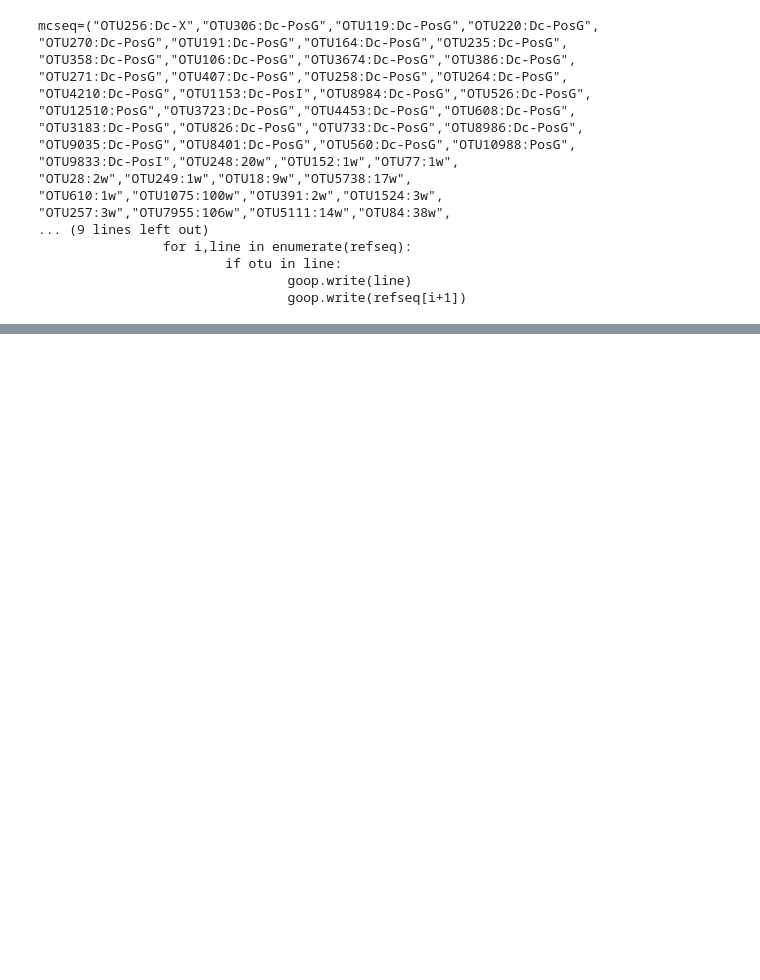
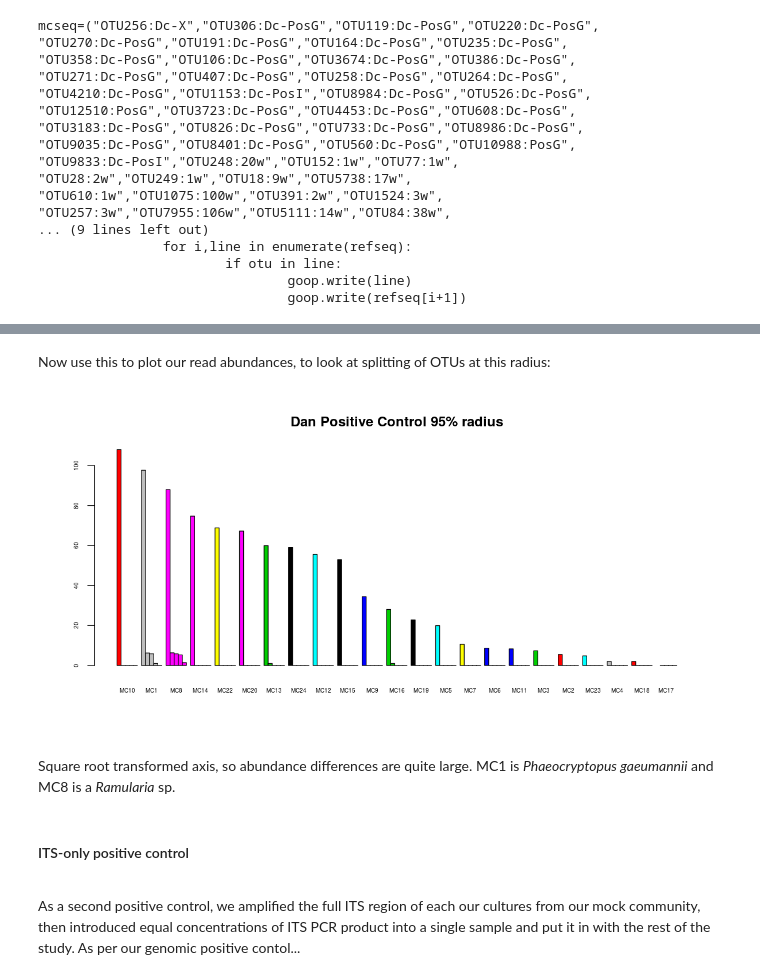
Before and after one commit to danchurch/taiwan_combined_stats, a Jupyter notebook: CSrev/CSrev.ipynb, the cells around one changed output, grey strips where cells are left out. Saved outputs shown, nothing was run; the diff lists cells and outputs as text; code cells hidden in the pictures; blank space fills up the shorter version.

```diff
--- a/CSrev/CSrev.ipynb
+++ b/CSrev/CSrev.ipynb
@@ -374,0 +473,15 @@ not enough rows... check this
+# %%
+stackmat <- matrix(nrow=max(dtab), ncol=24)
+stackmat[] <- 0
+stackmatnames <- paste("MC", 1:24, sep='')
+colnames(stackmat) <- stackmatnames
+
+for (i in 1:24){
+        bb <- dangen95bar[dangen95bar$MC == i,, drop=FALSE]
+        for (j in 1:nrow(bb)){stackmat[j,i] <- bb$dangen95[j]}
+    }
+# %%
+stackmat <- stackmat[,-21] ## no MC21, wasn't put into MC mix
+## sort by read abundances:
+stackmat <- stackmat[,order(colSums(stackmat), decreasing = TRUE)]
+stackmat
@@ -374,0 +495,18 @@ not enough rows... check this
+# %% [markdown]
+Now use this to plot our read abundances, to look at splitting of OTUs at this radius:
+# %%
+## make our colors from a palette. Randomize for better separation
+bcols <- rep(sample(1:ncol(stackmat), replace=FALSE, size=23), each=nrow(stackmat))
+
+par(cex.axis=.5)
+## we can see our lower abundances better with sqrt:
+barplot(sqrt(stackmat), beside = TRUE, col = bcols, main="Dan Positive Control 95% radius")
+par(mfrow=c(1,1))
+# %% [output]
+[figure, added]
+# %% [markdown]
+Square root transformed axis, so abundance differences are quite large. MC1 is *Phaeocryptopus gaeumannii* and MC8 is a *Ramularia* sp.
+# %% [markdown]
+<a id='iPos'><h4>ITS-only positive control</h4></a>
+# %% [markdown]
+As a second positive control, we amplified the full ITS region of each our cultures from our mock community, then introduced equal concentrations of ITS PCR product into a single sample and put it in with the rest of the study. As per our genomic positive contol...
```
Also changed, not shown: parts of 56 cells of this notebook, 12 other files.
